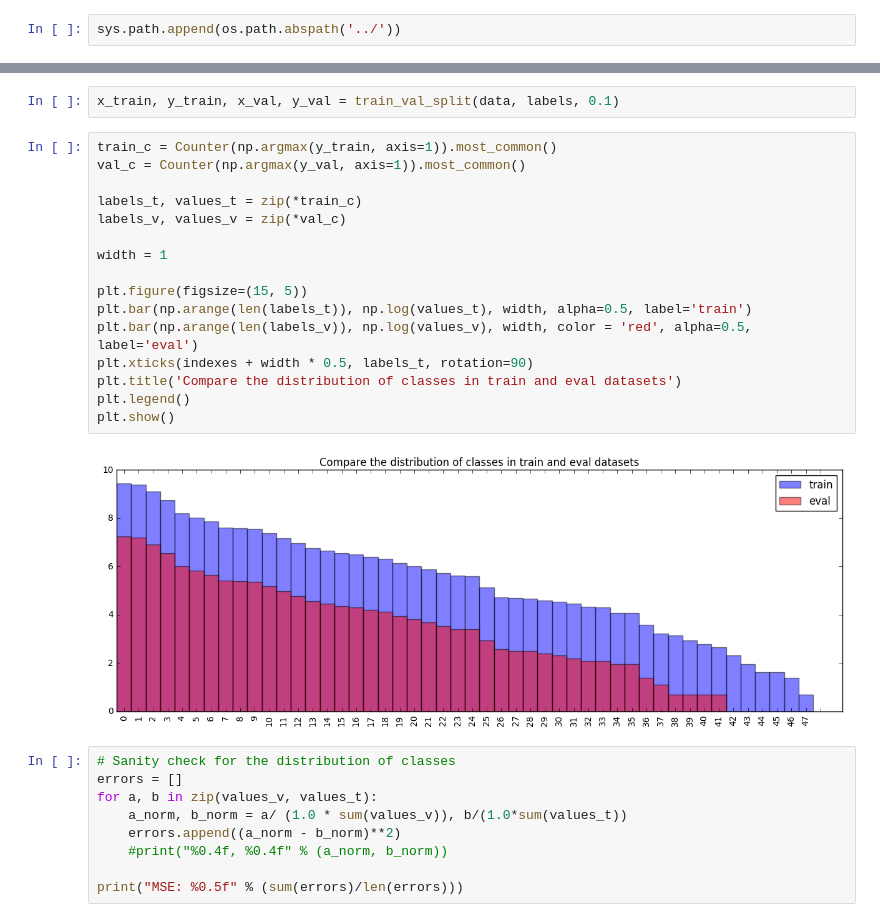
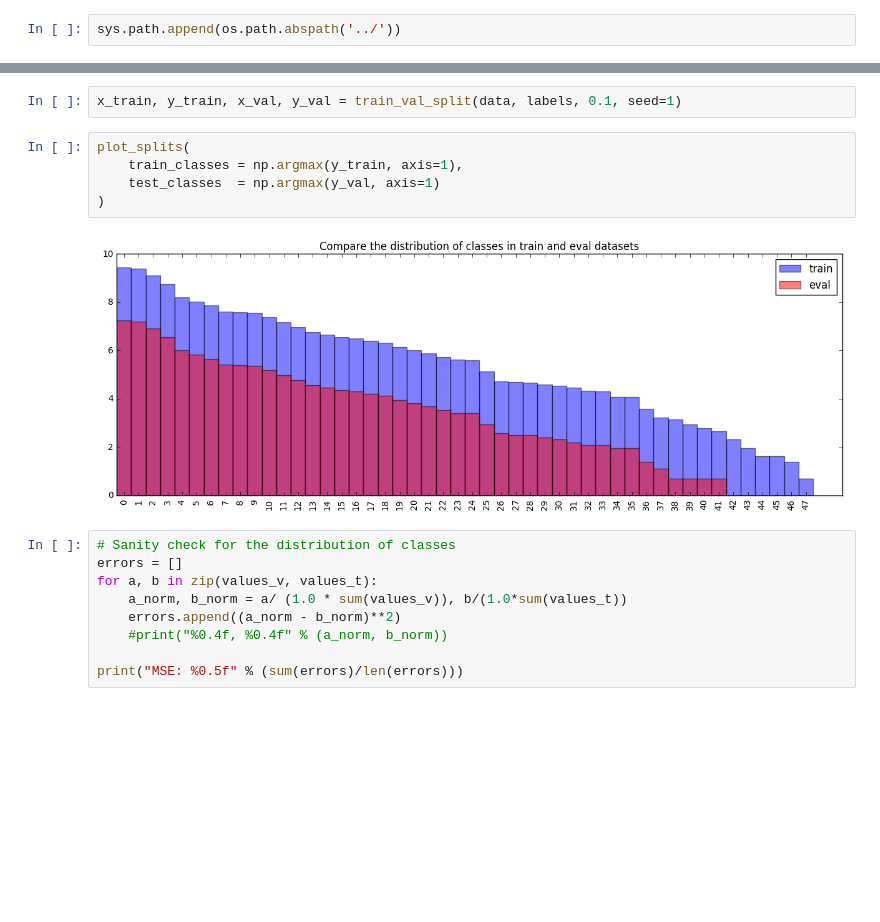
Before and after one commit to 1o0ko/StackGAN, a Jupyter notebook: notebook/data_exploration.ipynb, the cells around one changed output, grey strips where cells are left out. Saved outputs shown, nothing was run; the diff lists cells and outputs as text; blank space fills up the shorter version.

```diff
--- a/notebook/data_exploration.ipynb
+++ b/notebook/data_exploration.ipynb
@@ -313,23 +314,12 @@ data, labels, tokenizer = load_and_process('/data/classes_and_texts.txt', 10000,
 # %%
-x_train, y_train, x_val, y_val = train_val_split(data, labels, 0.1)
+x_train, y_train, x_val, y_val = train_val_split(data, labels, 0.1, seed=1)
-# %%
-train_c = Counter(np.argmax(y_train, axis=1)).most_common()
-val_c = Counter(np.argmax(y_val, axis=1)).most_common()
-
-labels_t, values_t = zip(*train_c)
-labels_v, values_v = zip(*val_c)
-
-width = 1
-
-plt.figure(figsize=(15, 5))
-plt.bar(np.arange(len(labels_t)), np.log(values_t), width, alpha=0.5, label='train')
-plt.bar(np.arange(len(labels_v)), np.log(values_v), width, color = 'red', alpha=0.5, label='eval')
-plt.xticks(indexes + width * 0.5, labels_t, rotation=90)
-plt.title('Compare the distribution of classes in train and eval datasets')
-plt.legend()
-plt.show()
-# %% [output]
-[figure, removed]
+# %%
+plot_splits(
+    train_classes = np.argmax(y_train, axis=1),
+    test_classes  = np.argmax(y_val, axis=1)
+)
+# %% [output]
+[figure, added]
 # %%
 # Sanity check for the distribution of classes
 errors = []
```
Also changed, not shown: parts of 2 cells of this notebook, 5 other files.
